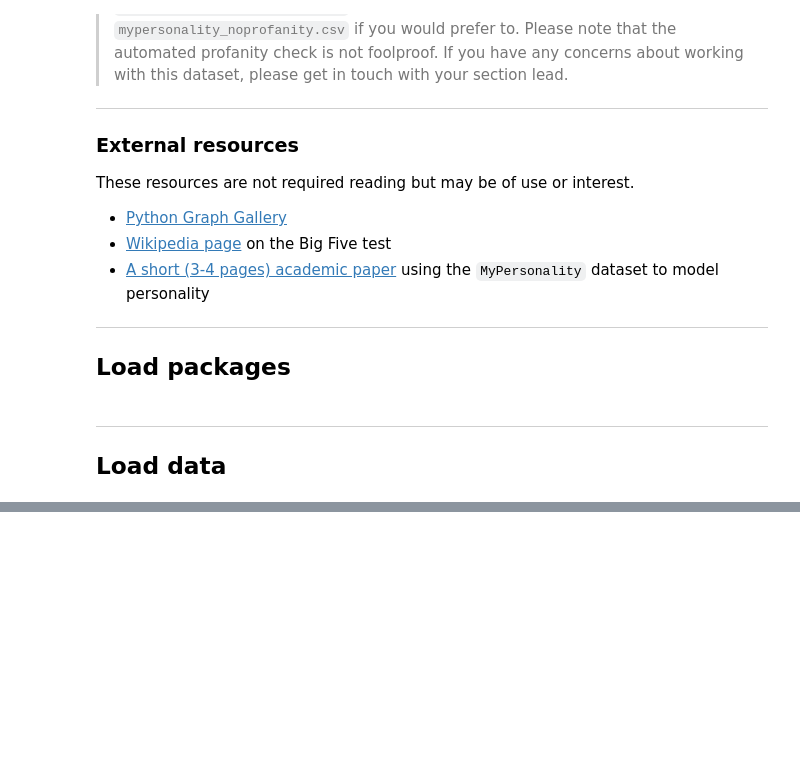
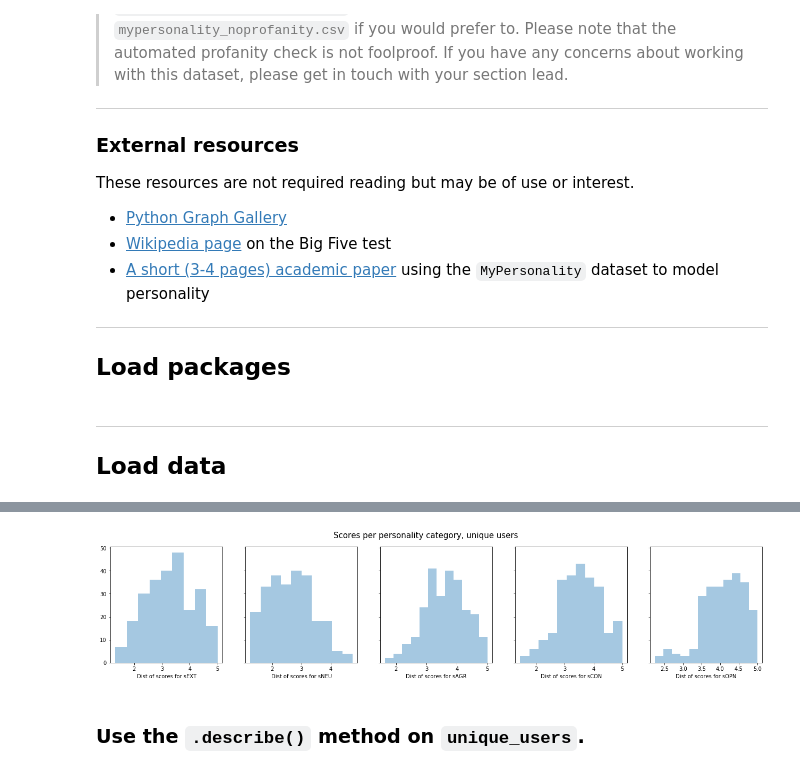
Before and after one commit to ga-curriculum/lab-nlp-eda, a Jupyter notebook: solution-code.ipynb, the cells around one changed output, grey strips where cells are left out. Saved outputs shown, nothing was run; the diff lists cells and outputs as text; code cells hidden in the pictures; blank space fills up the shorter version.

Commit message:
changes to copy

```diff
--- a/solution-code.ipynb
+++ b/solution-code.ipynb
@@ -69,0 +183,3 @@ df.head(3)
+# %%
+unique_users = df.drop_duplicates(subset=['#AUTHID']).copy()
+unique_users = unique_users[['#AUTHID'] + cat_cols + score_cols]
@@ -69,0 +194,16 @@ df.head(3)
+# %%
+# plt.tight_layout()
+fig, axes = plt.subplots(nrows=1, ncols=5, figsize=(22, 4), sharey=True)
+
+
+for ix, col in enumerate(score_cols):
+    sns.distplot(unique_users[col], kde=False, label=col, ax=axes[ix])
+    axes[ix].set_xlabel(f'Dist of scores for {col}')
+#     plt.title(f'Distribution of {col} scores:')
+
+plt.suptitle('Scores per personality category, unique users', fontsize=15)
+plt.show();
+# %% [output]
+[figure, added]
+# %% [markdown]
+### Use the `.describe()` method on `unique_users`.
```
Also changed, not shown: parts of 25 cells of this notebook.
